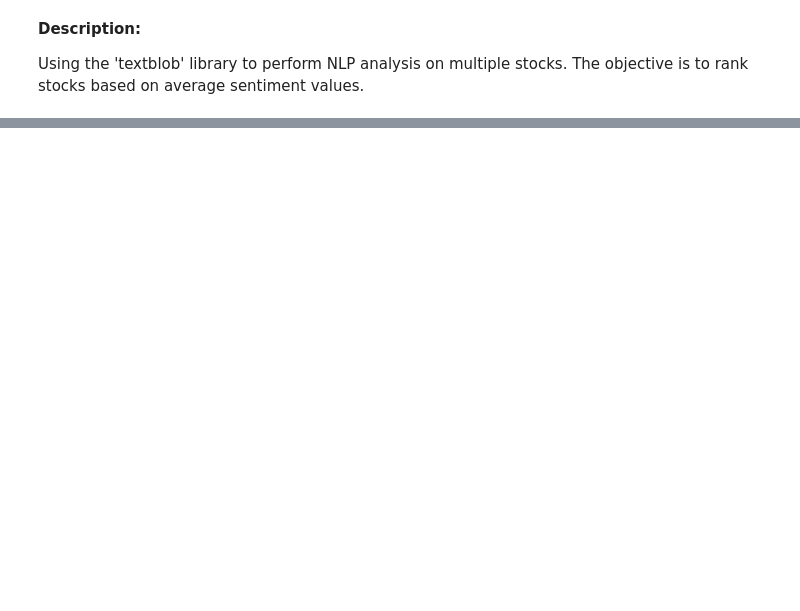
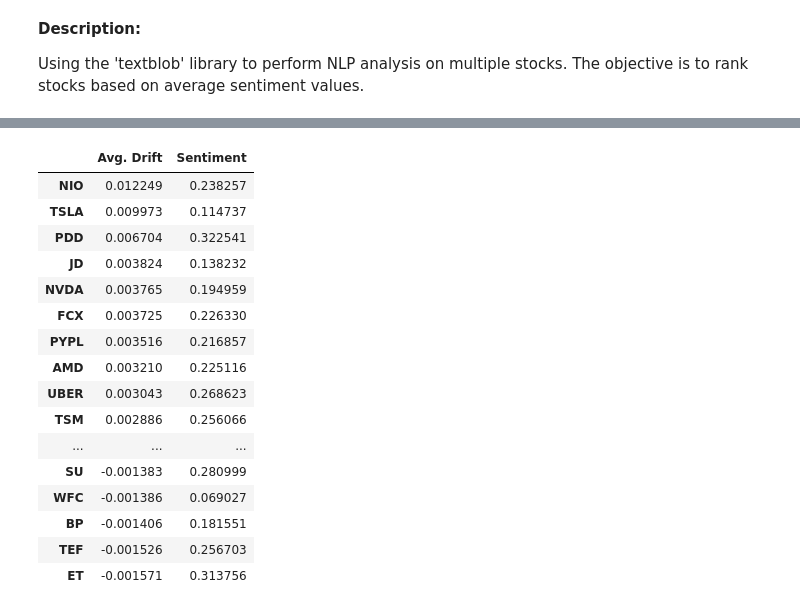
Before and after one commit to kevinhhl/portfolio-management-tools, a Jupyter notebook: AI_Methods_News_headlines_analysis.ipynb, the cells around one changed output, grey strips where cells are left out. Drawn from its saved outputs; the diff is of its cells as text; code cells hidden in the pictures; blank space fills up the shorter version.

Commit message:
Refactor && New presentation by cols=[1Y pc drift, Avg. Sent]

```diff
--- a/AI_Methods_News_headlines_analysis.ipynb
+++ b/AI_Methods_News_headlines_analysis.ipynb
@@ -98,0 +27,27 @@ df.sort_values(col2_name, ascending=False).style.background_gradient()
+# %%
+portfolio = ["AAPL", "KO", "MCD", "PFE", "MSFT", "TSM", "TSLA", "MRK", "PM", "JNJ" ]
+
+for e in portfolio:
+    assert e in universe, f"{e} is not in the universe"
+# %%
+sentiment_all = {}
+
+for e in universe:
+
+  try:
+
+    _tmp = []
+    for headline in Quote(e).outer_news_df["Headline"]:
+
+      sent = TextBlob(headline).sentiment.polarity # -1 to 1 sentiment
+      if sent != 0:
+        _tmp.append(sent)
+
+    sentiment_all[e] = np.average(_tmp)
+    # print("Ticker: {}; Avg Sentiment: {}".format(e, sentiment_all[e]))
+
+  except Exception as err:
+    print("Error: {} at ticker {}".format(err, e))
+
+
+  print("Progress: {}/{}".format(universe.index(e)+1, len(universe)), end='\r')
@@ -98,0 +57,3 @@ df.sort_values(col2_name, ascending=False).style.background_gradient()
+# %%
+df_sentiment = pd.DataFrame.from_dict(sentiment_all, orient='index', columns=['Avg. Sentiment'])
+df_sentiment.sort_values('Avg. Sentiment', ascending=False).style.background_gradient()
@@ -98,0 +119,27 @@ df.sort_values(col2_name, ascending=False).style.background_gradient()
+# %%
+drift = {}
+
+for e in data.columns:
+    drift[e] = data[e].pct_change().dropna().mean()
+
+df_drift = pd.DataFrame.from_dict(drift, orient='index', columns=['Avg. Drift'])
+df_drift["Sentiment"] = [df_sentiment.loc[e]["Avg. Sentiment"] for e in df_drift.index]
+df_drift.sort_values('Avg. Drift', ascending=False).style.background_gradient()
+# %% [output]
+|  | Avg. Drift | Sentiment |
+| NIO | 0.012249 | 0.238257 |
+| TSLA | 0.009973 | 0.114737 |
+| PDD | 0.006704 | 0.322541 |
+| JD | 0.003824 | 0.138232 |
+| NVDA | 0.003765 | 0.194959 |
+| FCX | 0.003725 | 0.226330 |
+| PYPL | 0.003516 | 0.216857 |
+| AMD | 0.003210 | 0.225116 |
+| UBER | 0.003043 | 0.268623 |
+| TSM | 0.002886 | 0.256066 |
+| ... | ... | ... |
+| SU | -0.001383 | 0.280999 |
+| WFC | -0.001386 | 0.069027 |
+| BP | -0.001406 | 0.181551 |
+| TEF | -0.001526 | 0.256703 |
+| ET | -0.001571 | 0.313756 |
```
Also changed, not shown: parts of 9 cells of this notebook.
